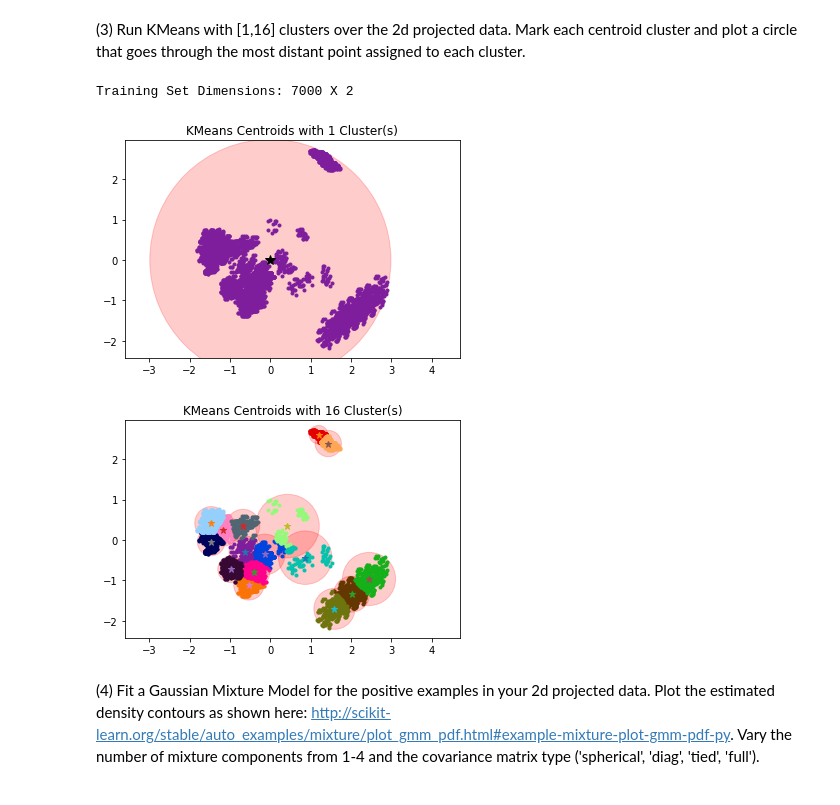
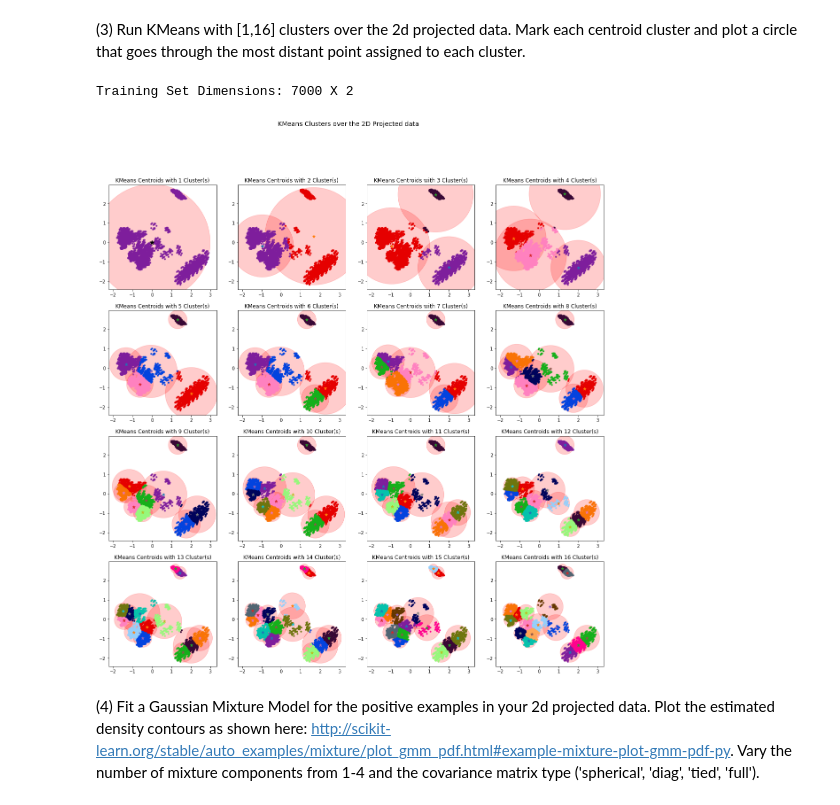
Before and after one commit to mkcullen228/W207_Fall2017_Section3, a Jupyter notebook: Projects/Maura_Cullen_p3.ipynb, the cells around one changed output. Saved outputs shown, nothing was run; the diff lists cells and outputs as text; code cells hidden in the pictures.

Commit message:
Adding update to P3 and final project

```diff
--- a/Projects/Maura_Cullen_p3.ipynb
+++ b/Projects/Maura_Cullen_p3.ipynb
@@ -128,9 +128,17 @@ Test Data Shape After PCA: 1124 X 2
 def P3():
 
 ### STUDENT START ###
+    print "Training Set Dimensions: %i X %i" % (X_train.shape[0], X_train.shape[1])
+    # clusters = [1,16]
+    clusters = np.linspace(1,16,16, dtype=int)
+    position = [(0,0), (0,1), (0,2), (0,3),
+                (1,0), (1,1), (1,2), (1,3),
+                (2,0), (2,1), (2,2), (2,3),
+                (3,0), (3,1), (3,2), (3,3)]
 
-    print "Training Set Dimensions: %i X %i" % (X_train.shape[0], X_train.shape[1])
-    clusters = [1,16]
+    fig = plt.figure(figsize=(20,20))
+    fig.suptitle("KMeans Clusters over the 2D Projected data", fontsize="x-large")
+
     for k in clusters:
         km = KMeans(n_clusters=k)
         km.fit(X_train)
@@ -138,39 +146,38 @@ def P3():
         centroids = km.cluster_centers_
         dists = km.transform(X_train)
 
         # Settings for centroid plots
         if k == 1:
             point, ms = 'k*', 10
         else:
             point, ms = '*', 7
 
         # Plot Clusters
-        fig, ax = plt.subplots()
+        ax = plt.subplot2grid((4,4), position[k-1])
         plt.set_cmap('tab20')
-        colors = ['#7e1e9c', '#e50000', '#653700', '#ff81c0', '#0343df', '#15b01a', '#f97306', '#00035b',
-                 '#96f97b', '#6e750e', '#06c2ac', '#95d0fc', '#ff028d', '#516572', '#380835','#ffa756']
+        colors = ['#7e1e9c', '#e50000', '#380835', '#ff81c0', '#0343df', '#15b01a', '#f97306', '#00035b',
+                 '#96f97b', '#6e750e', '#06c2ac', '#95d0fc', '#ff028d', '#516572', '#653700','#ffa756']
         for i in range(k):
             # find max distances from current centroid for radius
             r = np.max(dists[np.where(labels==i)][:,i])
             # select only data observations with cluster label == i
             ds = X_train[np.where(labels==i)]
             # plot the data observations
             ax.plot(ds[:,0],ds[:,1],'.',color = colors[i])
             # plot the centroids and circle with radius to furthest point
             lines = ax.plot(centroids[i,0],centroids[i,1], point, ms=ms)
             circle = plt.Circle((centroids[i,0],centroids[i,1]), r, color='r', alpha=0.2)
             ax.add_artist(circle)
         plt.axis('equal')
         plt.title("KMeans Centroids with " + str(k) + " Cluster(s)")
-        plt.show()
+        fig.show()
 
     ### STUDENT END ###
 
 P3()
 # %% [output]
 Training Set Dimensions: 7000 X 2
-[figure, old version]
+[figure, new version]
-[figure, removed]
 # %% [markdown]
 (4) Fit a Gaussian Mixture Model for the positive examples in your 2d projected data. Plot the estimated density contours as shown here: http://scikit-learn.org/stable/auto_examples/mixture/plot_gmm_pdf.html#example-mixture-plot-gmm-pdf-py. Vary the number of mixture components from 1-4 and the covariance matrix type ('spherical', 'diag', 'tied', 'full').
 # %%
```
Also changed, not shown: parts of 4 cells of this notebook, 1 other file.
